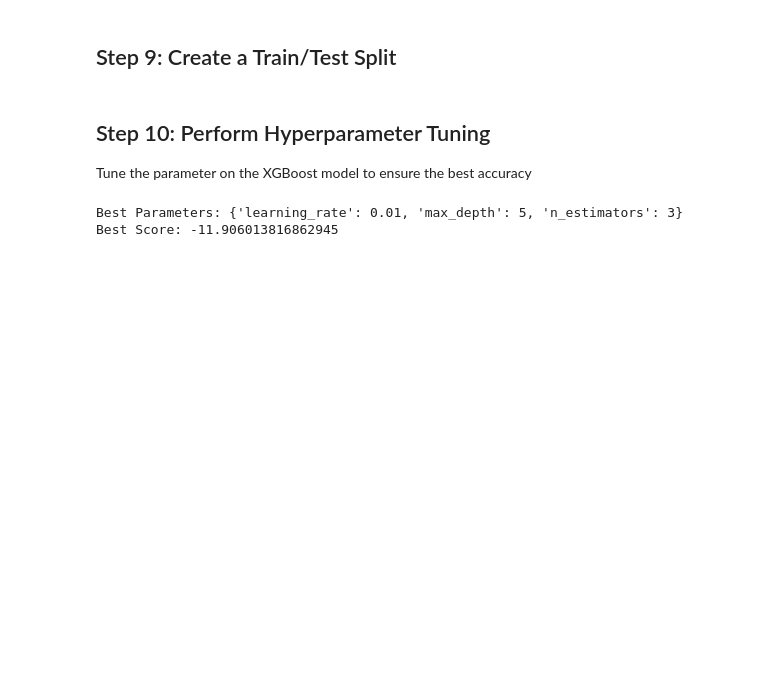
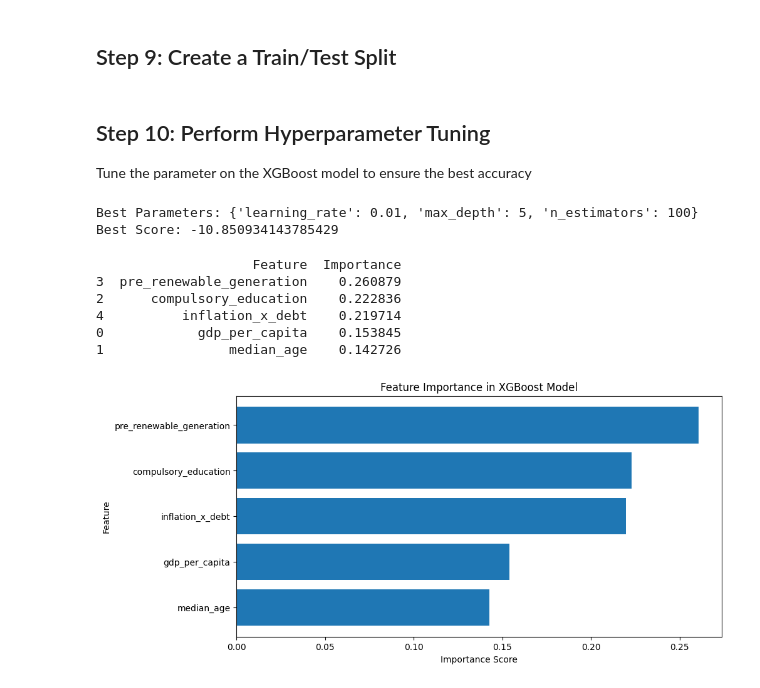
Before and after one commit to JRussell91/temp_pro_practice, a Jupyter notebook: main.ipynb, the cells around one changed output. Cells and saved outputs as stored; diff of their text form; code cells hidden in the pictures; blank space fills up the shorter version.

```diff
--- a/main.ipynb
+++ b/main.ipynb
@@ -436,15 +434,15 @@ Tune the parameter on the XGBoost model to ensure the best accuracy
 # Define the parameter grid
 param_grid = {
     'learning_rate': [0.01, 0.02, 0.03],
-    'max_depth': [2, 3, 5],
-    'n_estimators': [3, 5, 7]
+    'max_depth': [3, 5, 10],
+    'n_estimators': [85, 90, 100]
 }
 
 # Initialise XGBoost model
 xgb_model = xgb.XGBRegressor()
 
 # Set up GridSearch with Cross-Validation
-grid_search = GridSearchCV(estimator=xgb_model, param_grid=param_grid, cv=3, scoring='neg_root_mean_squared_error')
+grid_search = GridSearchCV(estimator=xgb_model, param_grid=param_grid, cv=5, scoring='neg_root_mean_squared_error')
 
 # Fit the model
 grid_search.fit(X_train, y_train)
@@ -453,5 +451,34 @@ grid_search.fit(X_train, y_train)
 print("Best Parameters:", grid_search.best_params_)
 print("Best Score:", grid_search.best_score_)
 # %% [output]
-Best Parameters: {'learning_rate': 0.01, 'max_depth': 5, 'n_estimators': 3}
-Best Score: -11.906013816862945
+Best Parameters: {'learning_rate': 0.01, 'max_depth': 5, 'n_estimators': 100}
+Best Score: -10.850934143785429
+# %%
+# Feature importance using gain (recommended for regression tasks)
+feature_importance = grid_search.best_estimator_.feature_importances_
+
+# Convert to DataFrame for better readability
+importance_df = pd.DataFrame({
+    'Feature': X_train.columns,
+    'Importance': feature_importance
+}).sort_values(by="Importance", ascending=False)
+
+# Print feature importance rankings
+print(importance_df)
+
+# Visualize feature importance
+plt.figure(figsize=(10, 5))
+plt.barh(importance_df['Feature'], importance_df['Importance'])
+plt.xlabel('Importance Score')
+plt.ylabel('Feature')
+plt.title('Feature Importance in XGBoost Model')
+plt.gca().invert_yaxis()  # Flip to rank highest features at the top
+plt.show()
+# %% [output]
+                    Feature  Importance
+3  pre_renewable_generation    0.260879
+2      compulsory_education    0.222836
+4          inflation_x_debt    0.219714
+0            gdp_per_capita    0.153845
+1                median_age    0.142726
+[figure, added]
```
Also changed, not shown: parts of 4 cells of this notebook.
